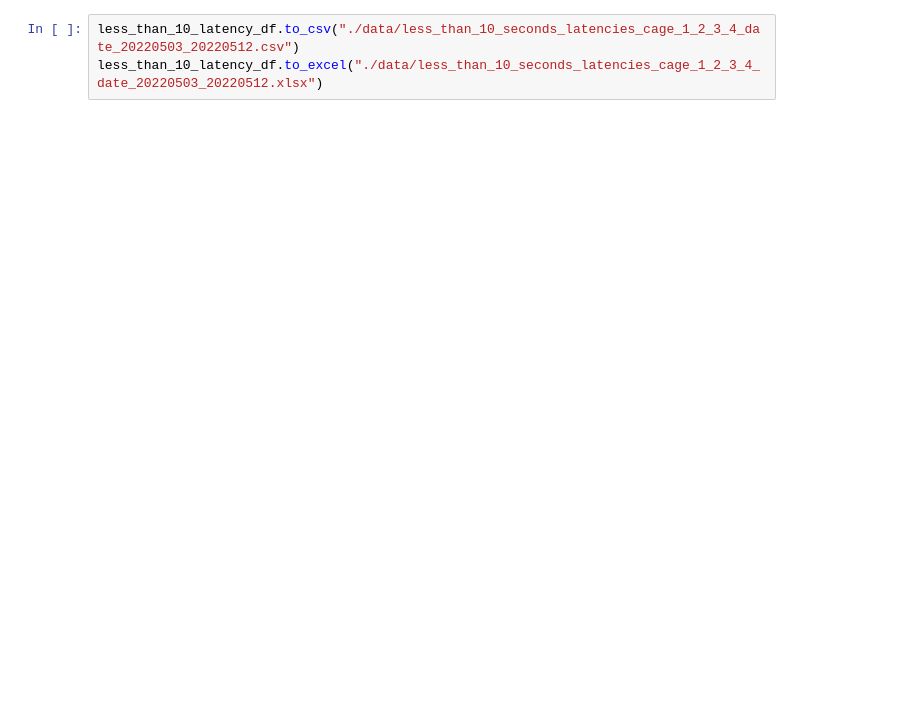
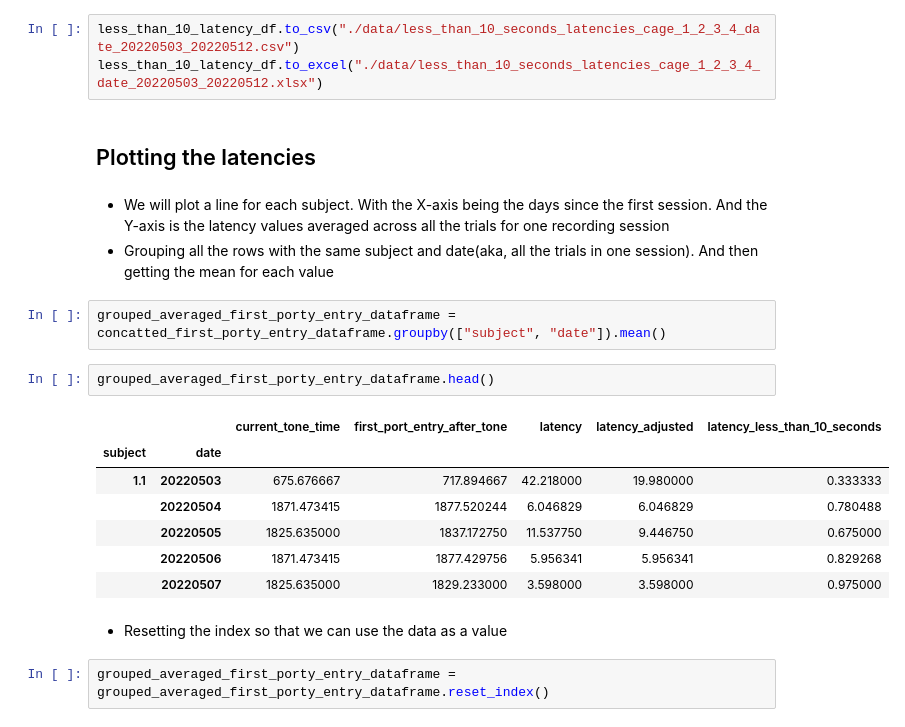
Before and after one commit to padillacoreanolab/med_pc_repo, a Jupyter notebook: results/2022_05_02_log_processing/02_calculating_latencies.ipynb, the cells around one changed output. Cells and saved outputs as stored; diff of their text form; blank space fills up the shorter version.

Commit message:
nb: documented the plotting for latencies

```diff
--- a/results/2022_05_02_log_processing/02_calculating_latencies.ipynb
+++ b/results/2022_05_02_log_processing/02_calculating_latencies.ipynb
@@ -400,3 +338,24 @@ less_than_10_latency_df
 # %%
 less_than_10_latency_df.to_csv("./data/less_than_10_seconds_latencies_cage_1_2_3_4_date_20220503_20220512.csv")
 less_than_10_latency_df.to_excel("./data/less_than_10_seconds_latencies_cage_1_2_3_4_date_20220503_20220512.xlsx")
+# %% [markdown]
+## Plotting the latencies
+# %% [markdown]
+- We will plot a line for each subject. With the X-axis being the days since the first session. And the Y-axis is the latency values averaged across all the trials for one recording session
+- Grouping all the rows with the same subject and date(aka, all the trials in one session). And then getting the mean for each value
+# %%
+grouped_averaged_first_porty_entry_dataframe = concatted_first_porty_entry_dataframe.groupby(["subject", "date"]).mean()
+# %%
+grouped_averaged_first_porty_entry_dataframe.head()
+# %% [output]
+|  |  | current_tone_time | first_port_entry_after_tone | latency | latency_adjusted | latency_less_than_10_seconds |
+| subject | date |  |  |  |  |  |
+| 1.1 | 20220503 | 675.676667 | 717.894667 | 42.218000 | 19.980000 | 0.333333 |
+|  | 20220504 | 1871.473415 | 1877.520244 | 6.046829 | 6.046829 | 0.780488 |
+|  | 20220505 | 1825.635000 | 1837.172750 | 11.537750 | 9.446750 | 0.675000 |
+|  | 20220506 | 1871.473415 | 1877.429756 | 5.956341 | 5.956341 | 0.829268 |
+|  | 20220507 | 1825.635000 | 1829.233000 | 3.598000 | 3.598000 | 0.975000 |
+# %% [markdown]
+- Resetting the index so that we can use the data as a value
+# %%
+grouped_averaged_first_porty_entry_dataframe = grouped_averaged_first_porty_entry_dataframe.reset_index()
```
Also changed, not shown: parts of 90 cells of this notebook.
